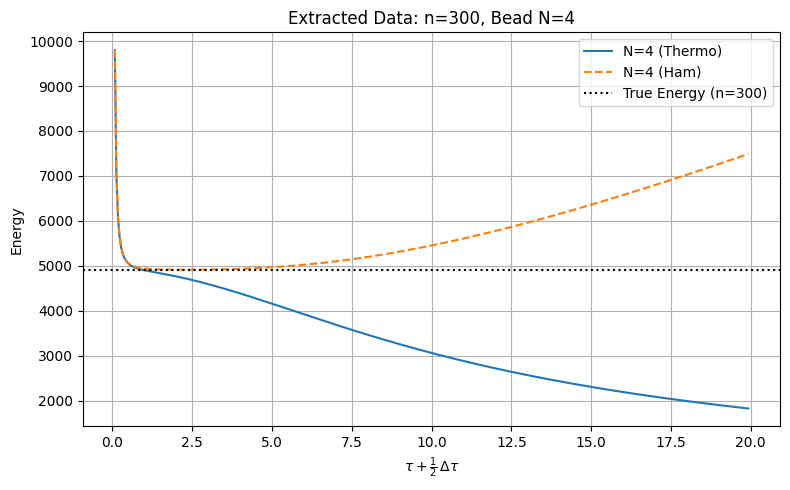
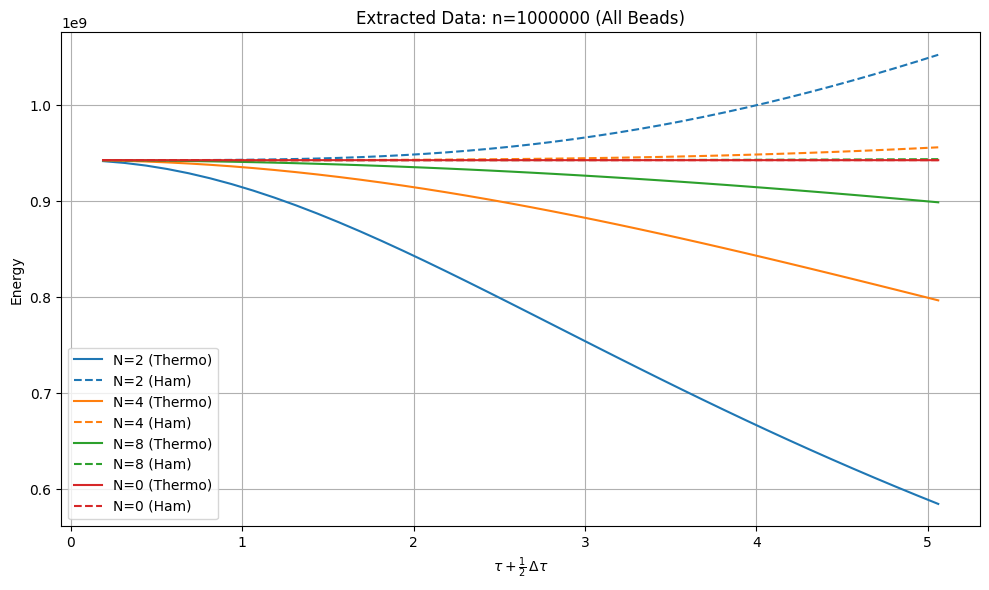
Code edit (unified diff) that turned the first committed figure into the second:
--- before
+++ after
@@ -5,7 +5,7 @@
 # Load the saved 3D arrays and axes
 # Change save_filename if you used a different name in plot_fd_vs_tau_dual
-n_val = 300
+n_val = 1000000
 w_val = 1.0
-save_filename = f"plot_data_n{n_val}_w{str(w_val).replace('.', '_')}"  
+save_filename = f"Saved_runs_and_plots/plot_data_n{n_val}_w{str(w_val).replace('.', '_')}"  
 
 try:
@@ -22,36 +22,37 @@
     
     # ==========================================
-    # Define the target n and bead you want to extract
+    # Define the target n you want to extract
     # ==========================================
-    target_n = 300   # Example: n=2
-    target_bead = 4  # Example: N=4
+    target_n = 1000000   # Example: n=300
     
-    # 1. Find the correct indices
+    # 1. Find the correct index
     # Remember that array index 0 corresponds to n=1, so index = target_n - 1
     n_idx = target_n - 1
     
-    # Find the index in the beads array that matches target_bead
-    bead_idx = np.where(beads == target_bead)[0][0]
+    print(f"\n Extracting data for n={target_n} (index {n_idx}) for all beads: {beads.tolist()}")
     
-    print(f"\n Extracting data for n={target_n} (index {n_idx}) and bead={target_bead} (index {bead_idx})")
+    # 2. Build a dictionary for the pandas DataFrame starting with tau_mid
+    data_dict = {"tau_mid": taus}
     
-    # 2. Extract the 1D arrays for tau vs energy
-    energy_T = arr_T[n_idx, bead_idx, :]
-    energy_H = arr_H[n_idx, bead_idx, :]
-    
-    # 3. Save this specific 1D slice to a CSV file
-    df_extracted = pd.DataFrame({
-        "tau_mid": taus,
-        "Energy_Thermodynamic": energy_T,
-        "Energy_Hamiltonian": energy_H
-    })
-    export_filename = f"extracted_n{target_n}_bead{target_bead}.csv"
+    # Loop over all beads and add their columns
+    for bead_idx, bead_val in enumerate(beads):
+        bead_label = int(bead_val) if float(bead_val).is_integer() else bead_val
+        data_dict[f"Energy_T_N{bead_label}"] = arr_T[n_idx, bead_idx, :]
+        data_dict[f"Energy_H_N{bead_label}"] = arr_H[n_idx, bead_idx, :]
+        
+    # 3. Save this to a CSV file
+    df_extracted = pd.DataFrame(data_dict)
+    export_filename = f"extracted_n{target_n}_all_beads.csv"
     df_extracted.to_csv(export_filename, index=False)
     print(f"Successfully exported to {export_filename}\n ")
     
     # 4. Plot to verify
-    plt.figure(figsize=(8, 5))
-    plt.plot(taus, energy_T, label=f"N={target_bead} (Thermo)", linestyle="-")
-    plt.plot(taus, energy_H, label=f"N={target_bead} (Ham)", linestyle="--")
+    plt.figure(figsize=(10, 6))
+    for bead_idx, bead_val in enumerate(beads):
+        bead_label = int(bead_val) if float(bead_val).is_integer() else bead_val
+        energy_T = arr_T[n_idx, bead_idx, :]
+        energy_H = arr_H[n_idx, bead_idx, :]
+        line, = plt.plot(taus, energy_T, label=f"N={bead_label} (Thermo)", linestyle="-")
+        plt.plot(taus, energy_H, label=f"N={bead_label} (Ham)", linestyle="--", color=line.get_color())
     
     # Try to plot baseline energy if the `energy(n)` function is defined
@@ -64,5 +65,5 @@
     plt.xlabel(r"$\tau + \frac{1}{2}\,\Delta\tau$")
     plt.ylabel(r"Energy")
-    plt.title(f"Extracted Data: n={target_n}, Bead N={target_bead}")
+    plt.title(f"Extracted Data: n={target_n} (All Beads)")
     plt.legend()
     plt.grid(True)

Commit: Fixed npy extraction, more plots